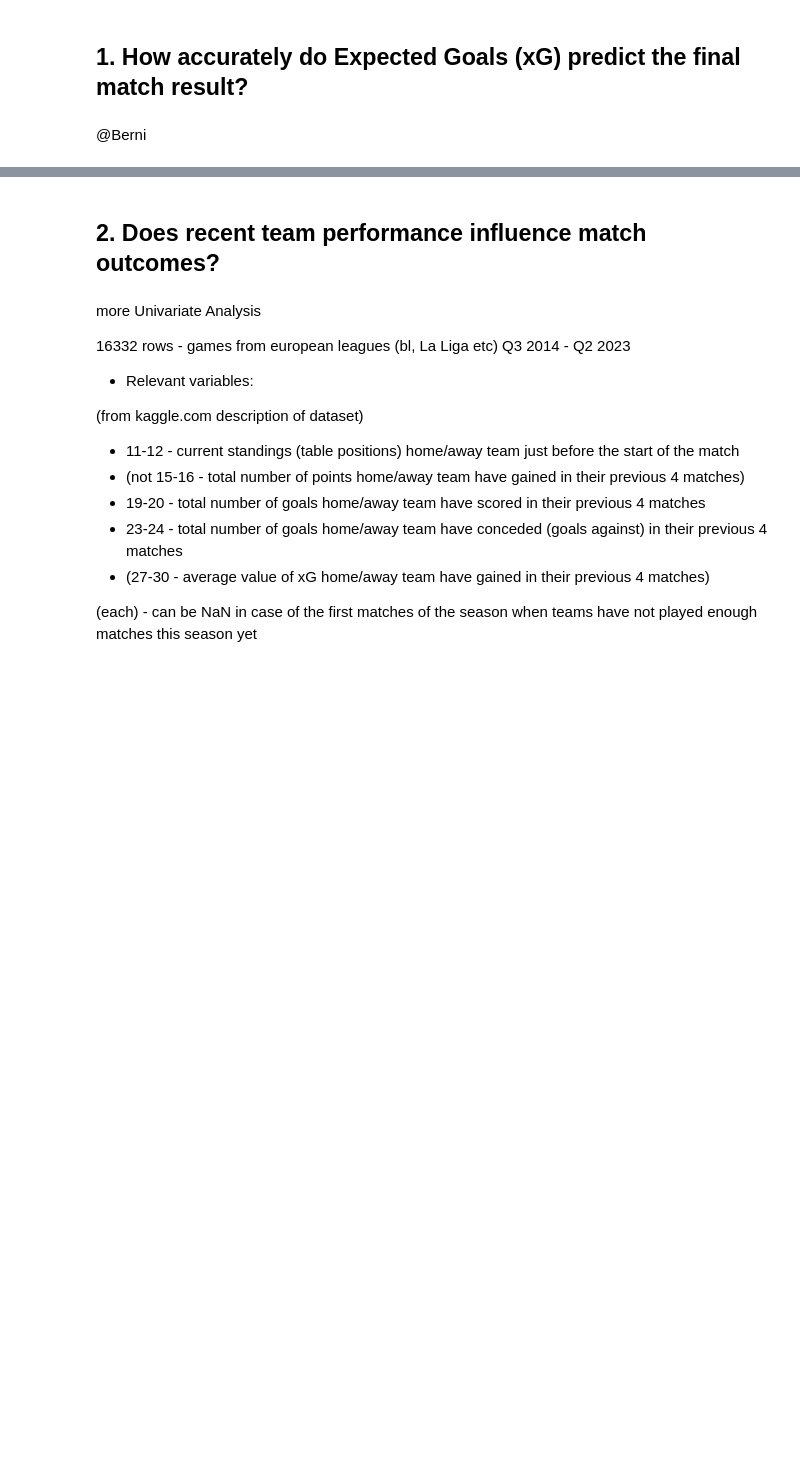
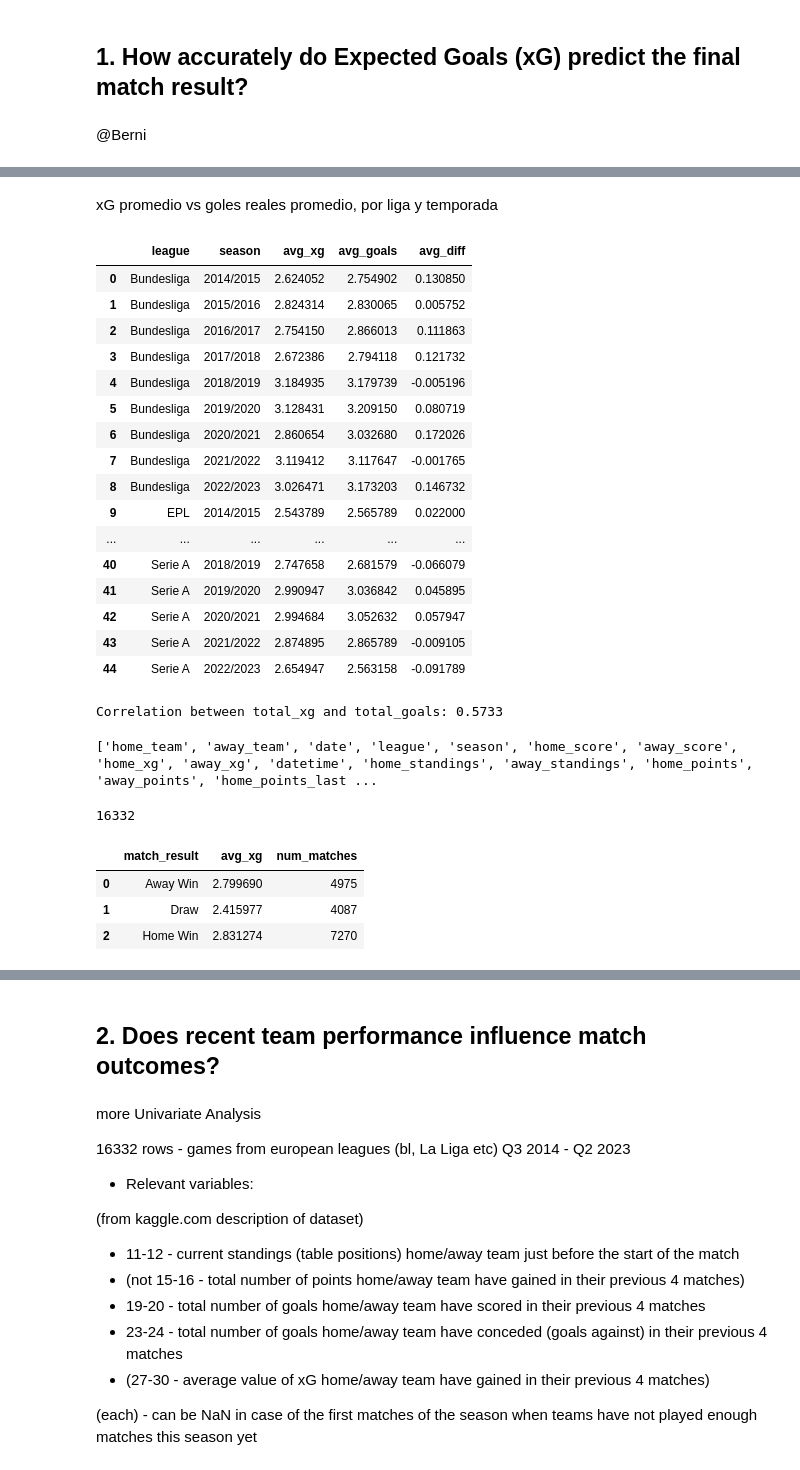
Before and after one commit to magrimuc/prj-2-eda-sql-football-matches-statistics, a Jupyter notebook: Ultimate_Master_notebook.ipynb, the cells around one changed output, grey strips where cells are left out. Drawn from its saved outputs; the diff is of its cells as text; code cells hidden in the pictures; blank space fills up the shorter version.

```diff
--- a/Ultimate_Master_notebook.ipynb
+++ b/Ultimate_Master_notebook.ipynb
@@ -900,3 +900,12 @@ cleaned_df.head()
 ## 1. How accurately do Expected Goals (xG) predict the final match result?
 # %% [markdown]
 @Berni
+# %%
+import sqlite3
+import pandas as pd
+
+# Crea/conecta a una base de datos (se guarda como archivo .db en tu carpeta)
+conn = sqlite3.connect("football.db")
+
+# Vuelca clean_df como tabla SQL llamada "matches"
+clean_df.to_sql("matches", conn, if_exists="replace", index=False)
@@ -902,0 +965,37 @@ cleaned_df.head()
+# %% [markdown]
+xG promedio vs goles reales promedio, por liga y temporada
+# %%
+query3 = """
+SELECT league, season,
+       AVG(total_xg) AS avg_xg,
+       AVG(total_goals) AS avg_goals,
+       AVG(total_goals) - AVG(total_xg) AS avg_diff
+FROM matches
+GROUP BY league, season
+ORDER BY league, season
+"""
+result3 = pd.read_sql_query(query3, conn)
+result3
+# %% [output]
+|  | league | season | avg_xg | avg_goals | avg_diff |
+| 0 | Bundesliga | 2014/2015 | 2.624052 | 2.754902 | 0.130850 |
+| 1 | Bundesliga | 2015/2016 | 2.824314 | 2.830065 | 0.005752 |
+| 2 | Bundesliga | 2016/2017 | 2.754150 | 2.866013 | 0.111863 |
+| 3 | Bundesliga | 2017/2018 | 2.672386 | 2.794118 | 0.121732 |
+| 4 | Bundesliga | 2018/2019 | 3.184935 | 3.179739 | -0.005196 |
+| 5 | Bundesliga | 2019/2020 | 3.128431 | 3.209150 | 0.080719 |
+| 6 | Bundesliga | 2020/2021 | 2.860654 | 3.032680 | 0.172026 |
+| 7 | Bundesliga | 2021/2022 | 3.119412 | 3.117647 | -0.001765 |
+| 8 | Bundesliga | 2022/2023 | 3.026471 | 3.173203 | 0.146732 |
+| 9 | EPL | 2014/2015 | 2.543789 | 2.565789 | 0.022000 |
+| ... | ... | ... | ... | ... | ... |
+| 40 | Serie A | 2018/2019 | 2.747658 | 2.681579 | -0.066079 |
+| 41 | Serie A | 2019/2020 | 2.990947 | 3.036842 | 0.045895 |
+| 42 | Serie A | 2020/2021 | 2.994684 | 3.052632 | 0.057947 |
+| 43 | Serie A | 2021/2022 | 2.874895 | 2.865789 | -0.009105 |
+| 44 | Serie A | 2022/2023 | 2.654947 | 2.563158 | -0.091789 |
+# %%
+correlation = clean_df["total_xg"].corr(clean_df["total_goals"])
+print(f"Correlation between total_xg and total_goals: {correlation:.4f}")
+# %% [output]
+Correlation between total_xg and total_goals: 0.5733
@@ -902,0 +1015,21 @@ cleaned_df.head()
+# %%
+print(clean_df.columns.tolist())
+# %% [output]
+['home_team', 'away_team', 'date', 'league', 'season', 'home_score', 'away_score', 'home_xg', 'away_xg', 'datetime', 'home_standings', 'away_standings', 'home_points', 'away_points', 'home_points_last ...
+# %%
+clean_df.to_sql("matches", conn, if_exists="replace", index=False)
+# %% [output]
+16332
+# %%
+query4 = """
+SELECT match_result, AVG(total_xg) AS avg_xg, COUNT(*) AS num_matches
+FROM matches
+GROUP BY match_result
+"""
+result4 = pd.read_sql_query(query4, conn)
+result4
+# %% [output]
+|  | match_result | avg_xg | num_matches |
+| 0 | Away Win | 2.799690 | 4975 |
+| 1 | Draw | 2.415977 | 4087 |
+| 2 | Home Win | 2.831274 | 7270 |
```
Also changed, not shown: parts of 14 cells of this notebook.
